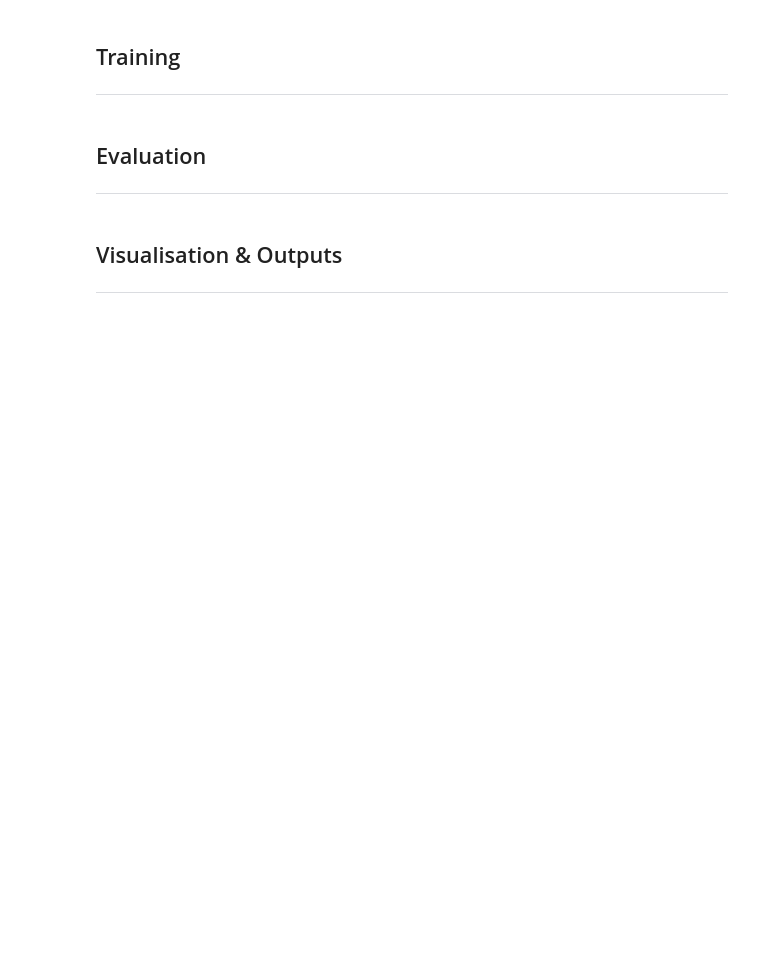
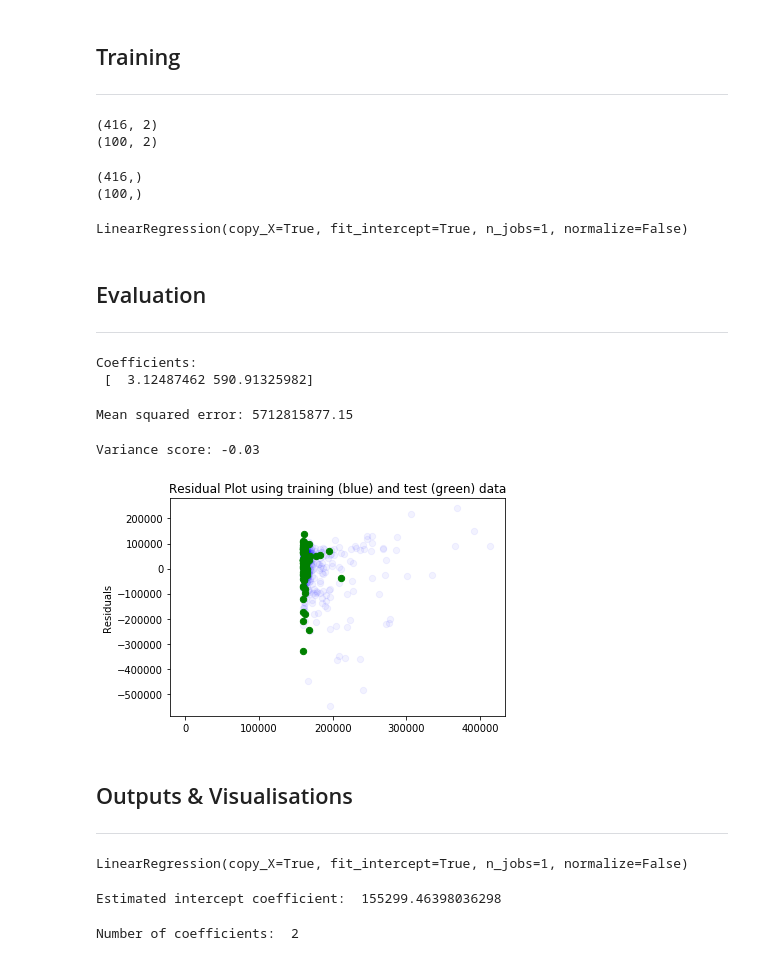
Before and after one commit to vipulpopat/MSCAI_CE4021_Project, a Jupyter notebook: Etivity_18203442.ipynb, the cells around one changed output. Saved outputs shown, nothing was run; the diff lists cells and outputs as text; code cells hidden in the pictures; blank space fills up the shorter version.

```diff
--- a/Etivity_18203442.ipynb
+++ b/Etivity_18203442.ipynb
@@ -54,3 +113,31 @@ Briefly describe the contributions of each group member to the following aspects
+# %%
+# Create linear regression object
+lm = linear_model.LinearRegression()
 # %% [markdown]
 ## Training
 -----
+# %%
+# Split the data into training/testing sets
+X_train = X[:-100]
+X_test = X[-100:]
+
+print(X_train.shape)
+print(X_test.shape)
+# %% [output]
+(416, 2)
+(100, 2)
+# %%
+# Split the targets into training/testing sets
+Y_train = Y[:-100]
+Y_test = Y[-100:]
+
+print(Y_train.shape)
+print(Y_test.shape)
+# %% [output]
+(416,)
+(100,)
+# %%
+# Train the model using the training sets
+lm.fit(X_train, Y_train)
+# %% [output]
+LinearRegression(copy_X=True, fit_intercept=True, n_jobs=1, normalize=False)
@@ -57,6 +147,49 @@ Briefly describe the contributions of each group member to the following aspects
 # %% [markdown]
 ## Evaluation
 ------
+# %%
+# The coefficients
+print('Coefficients: \n', lm.coef_)
+# %% [output]
+Coefficients:
+ [  3.12487462 590.91325982]
+# %%
+# The mean squared error
+print("Mean squared error: %.2f"
+      % mean_squared_error(Y_test, Y_pred))
+# %% [output]
+Mean squared error: 5712815877.15
+# %%
+# Explained variance score: 1 is perfect prediction
+print('Variance score: %.2f' % r2_score(Y_test, Y_pred))
+# %% [output]
+Variance score: -0.03
+# %%
+# Residual plots
+# good way to visualize the errors in your data
+# If you have done a good job then your data should be randomly scattered around line zero.
+# If you see structure in your data, that means your model is not capturing some thing
+
+plt.scatter(lm.predict(X_train), lm.predict(X_train) - Y_train, c='b', s = 40, alpha = 0.05)
+plt.scatter(lm.predict(X_test), lm.predict(X_test) - Y_test, c='g', s = 40)
+plt.hlines(y = 0, xmin = 0, xmax = 50)
+plt.title('Residual Plot using training (blue) and test (green) data')
+plt.ylabel('Residuals')
+plt.show()
+# %% [output]
+[figure, added]
 # %% [markdown]
-## Visualisation & Outputs
+## Outputs & Visualisations
 ------
+# %%
+lm.fit(X, Y)
+# %% [output]
+LinearRegression(copy_X=True, fit_intercept=True, n_jobs=1, normalize=False)
+# %%
+print('Estimated intercept coefficient: ', lm.intercept_)
+# %% [output]
+Estimated intercept coefficient:  155299.46398036298
+# %%
+print('Number of coefficients: ', len(lm.coef_))
+# %% [output]
+Number of coefficients:  2
```
Also changed, not shown: parts of 13 cells of this notebook, 1 other file.
